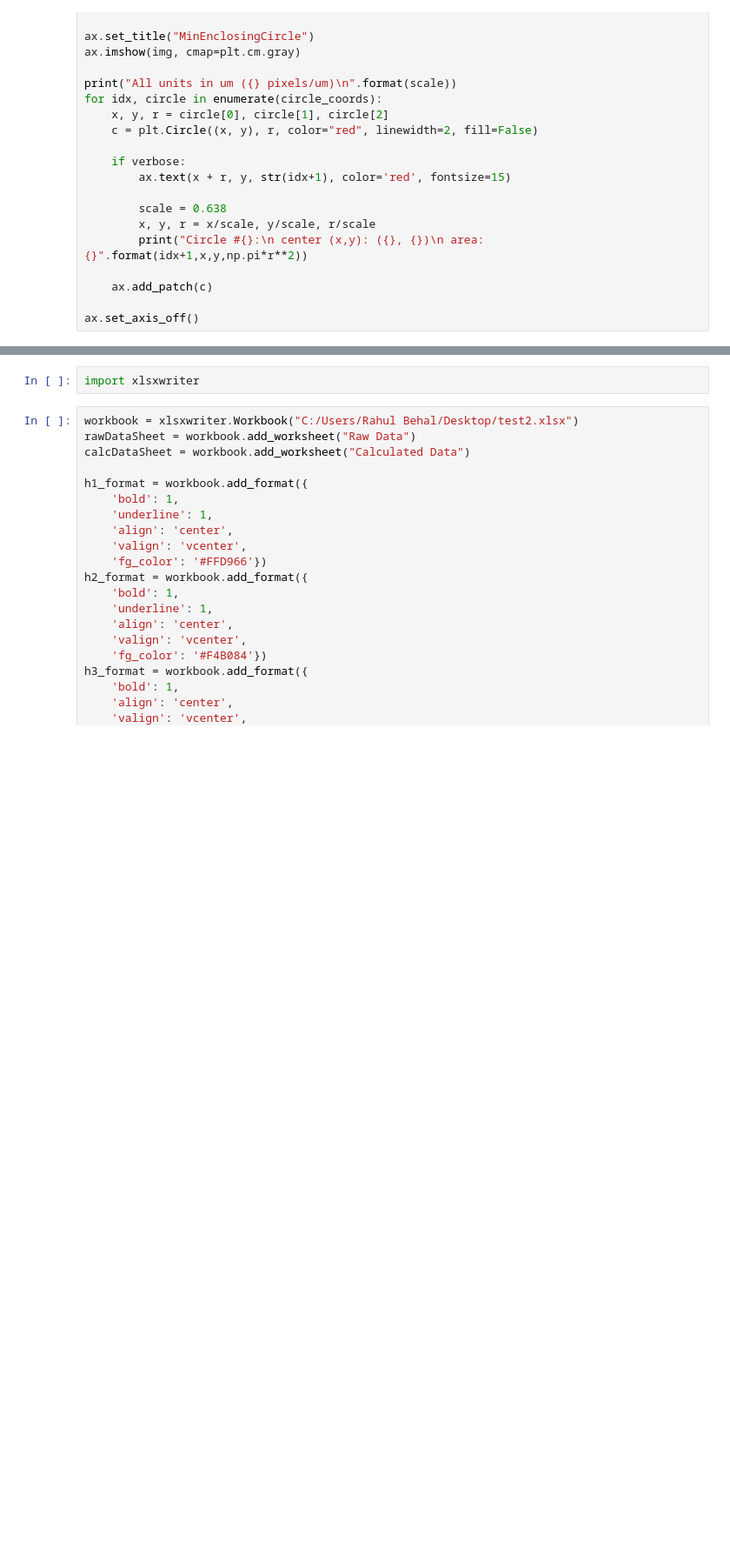
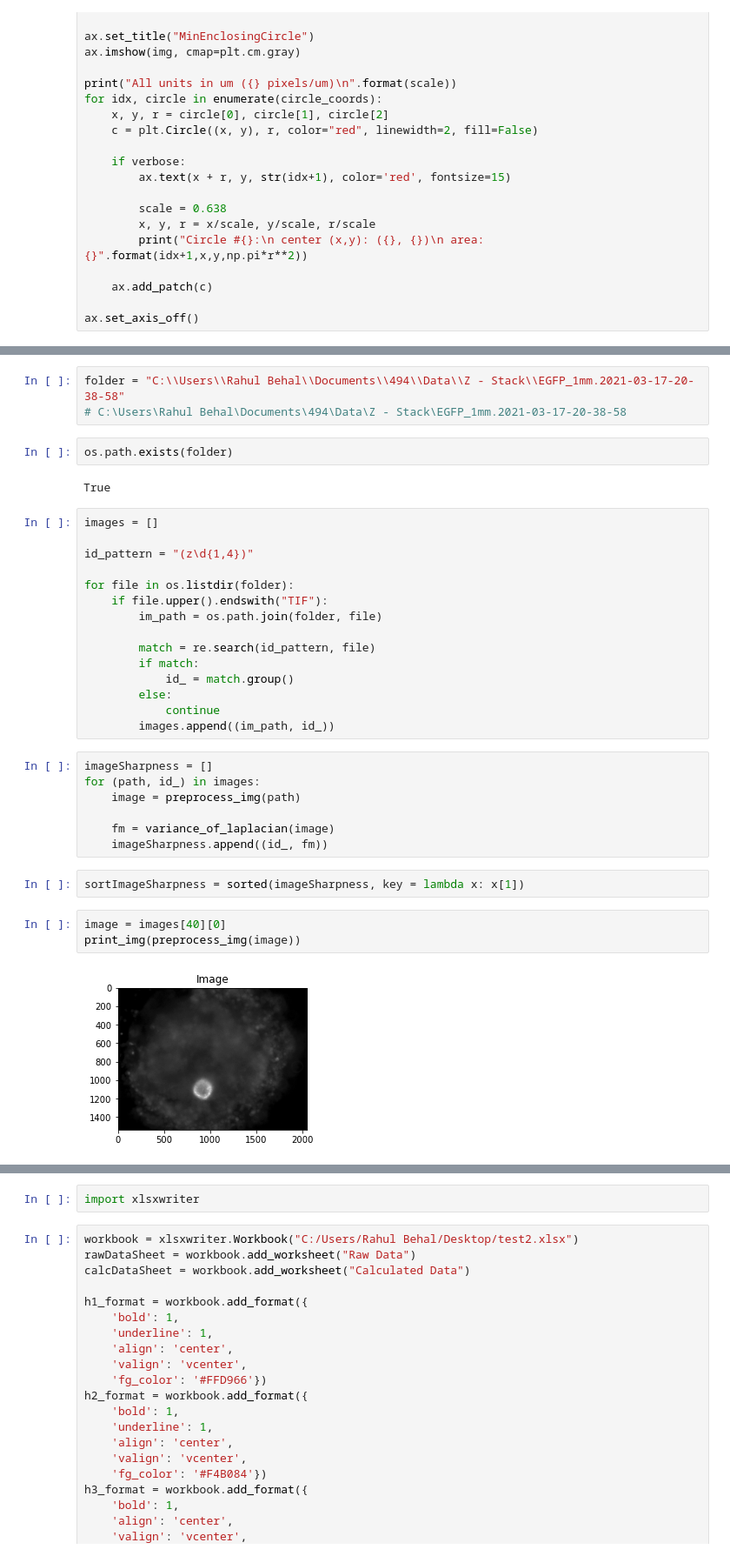
Before and after one commit to rbehal/CMED-Image-Analysis, a Jupyter notebook: notebooks/main.ipynb, the cells around one changed output, grey strips where cells are left out. Shown at 87% size. Cells and saved outputs as stored; diff of their text form; blank space fills up the shorter version.

```diff
--- a/notebooks/main.ipynb
+++ b/notebooks/main.ipynb
@@ -93,0 +102,36 @@ ax.set_axis_off()
+# %%
+folder = "C:\\Users\\Rahul Behal\\Documents\\494\\Data\\Z - Stack\\EGFP_1mm.2021-03-17-20-38-58"
+# C:\Users\Rahul Behal\Documents\494\Data\Z - Stack\EGFP_1mm.2021-03-17-20-38-58
+# %%
+os.path.exists(folder)
+# %% [output]
+True
+# %%
+images = []
+
+id_pattern = "(z\d{1,4})"
+
+for file in os.listdir(folder):
+    if file.upper().endswith("TIF"):
+        im_path = os.path.join(folder, file)
+
+        match = re.search(id_pattern, file)
+        if match:
+            id_ = match.group()
+        else:
+            continue
+        images.append((im_path, id_))
+# %%
+imageSharpness = []
+for (path, id_) in images:
+    image = preprocess_img(path)
+
+    fm = variance_of_laplacian(image)
+    imageSharpness.append((id_, fm))
+# %%
+sortImageSharpness = sorted(imageSharpness, key = lambda x: x[1])
+# %%
+image = images[40][0]
+print_img(preprocess_img(image))
+# %% [output]
+[figure, added]
```
Also changed, not shown: parts of 5 cells of this notebook, 1 other file.
